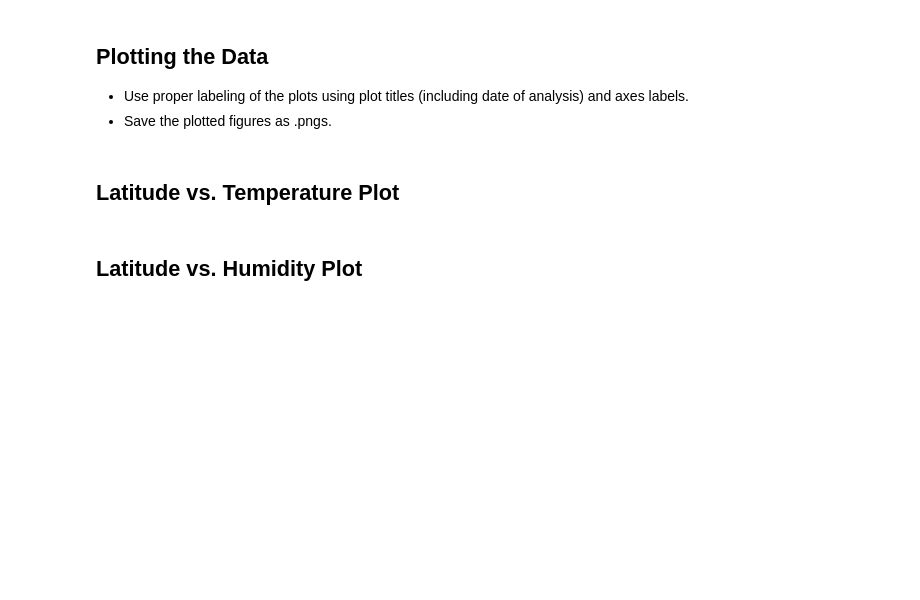
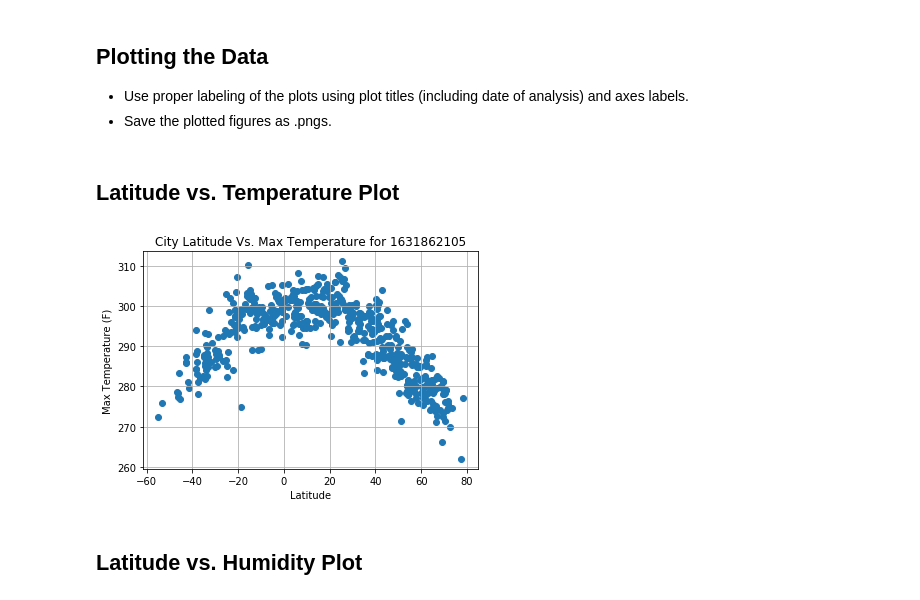
Before and after one commit to Annaolivia5/Latitude-and-Weather-Analysis, a Jupyter notebook: WeatherPy.ipynb, the cells around one changed output. Cells and saved outputs as stored; diff of their text form; code cells hidden in the pictures; blank space fills up the shorter version.

Commit message:
added plot .png's

```diff
--- a/WeatherPy.ipynb
+++ b/WeatherPy.ipynb
@@ -144,2 +173,4 @@ Skip this step if there are no cities that have humidity > 100%.
 # %%
 #  Get the indices of cities that have humidity over 100%.
+index_series = weather_df[weather_df['Humidity'] > 100].index
+index_series
@@ -146,3 +179,5 @@ Skip this step if there are no cities that have humidity > 100%.
 # %%
 # Make a new DataFrame equal to the city data to drop all humidity outliers by index.
 # Passing "inplace=False" will make a copy of the city_data DataFrame, which we call "clean_city_data".
+weather_df = weather_df.drop(index_series)
+len(weather_df)
@@ -152,5 +189,25 @@ Skip this step if there are no cities that have humidity > 100%.
 * Save the plotted figures as .pngs.
 # %% [markdown]
 ## Latitude vs. Temperature Plot
+# %%
+x = weather_df['Lat']
+
+y = weather_df['Max Temp']
+
+date = weather_df['Date'][0]
+
+
+plt.scatter(x,y)
+
+# format
+plt.grid()
+plt.xlabel("Latitude")
+plt.ylabel("Max Temperature (F)")
+plt.title(f"City Latitude Vs. Max Temperature for {date}")
+
+plt.savefig('Latitude_vs_Temperature_Plot.png')
+plt.show()
+# %% [output]
+[figure, added]
 # %% [markdown]
 ## Latitude vs. Humidity Plot
```
Also changed, not shown: parts of 19 cells of this notebook, 13 other files.
